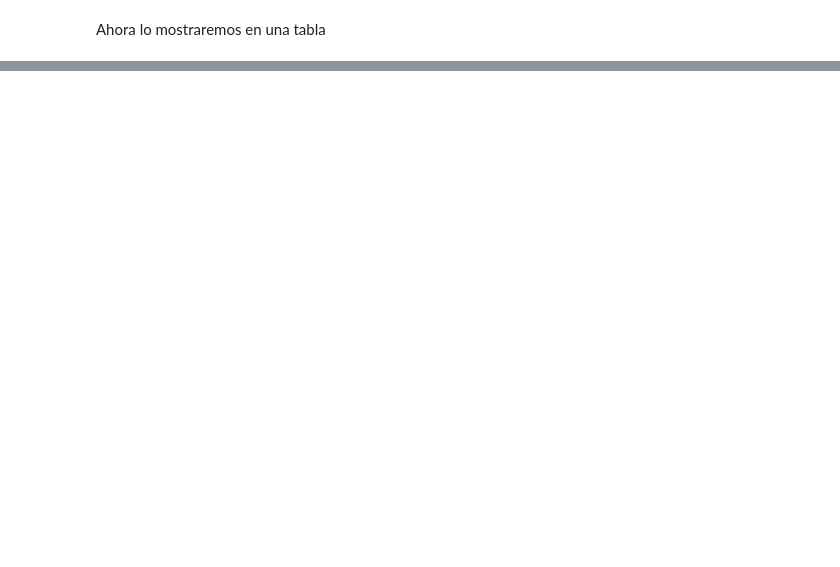
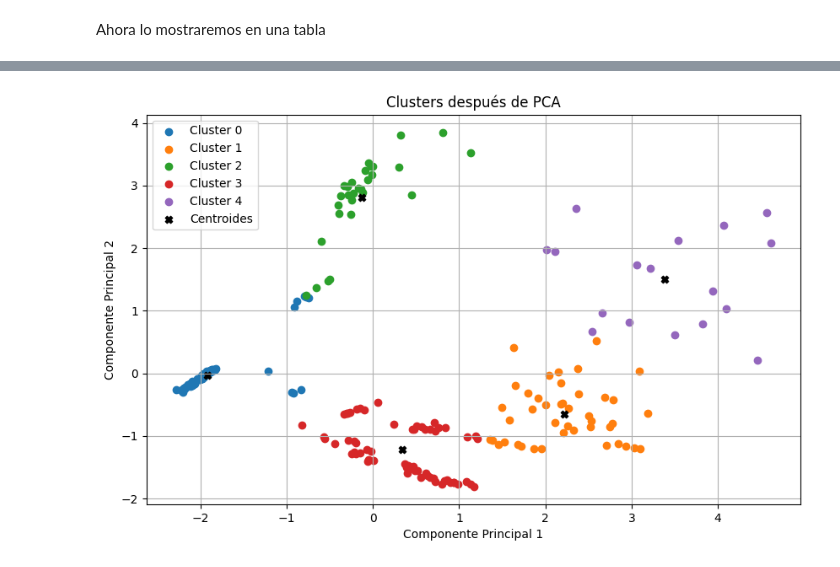
Before and after one commit to 100472175/ML-82-17-2, a Jupyter notebook: Stars.ipynb, the cells around one changed output, grey strips where cells are left out. Drawn from its saved outputs; the diff is of its cells as text; code cells hidden in the pictures; blank space fills up the shorter version.

```diff
--- a/Stars.ipynb
+++ b/Stars.ipynb
@@ -39,6 +27,7 @@ class Kmeans():
         self.tol = tol
         self.random_state = 343175
         self.cluster_centers_ = None
+        self.labels_ = None
 
     def fit(self, X, y=None, sample_weight=None):
         # Inicialización de los centroides de manera aleatoria
@@ -46,13 +35,10 @@ class Kmeans():
         self.cluster_centers_ = rng.choice(X, size=self.n_clusters, replace=False)
 
         for _ in range(self.max_iter):
-            # Asignación de puntos a los centroides más cercanos
-            labels = self._assign_labels(X)
+            self._assign_labels(X)
 
-            # Actualización de los centroides
-            new_centers = self._compute_centers(X, labels)
+            new_centers = self._compute_centers(X, self.labels_)
 
-            # Verificar si los centroides han convergido
             if np.allclose(self.cluster_centers_, new_centers, atol=self.tol):
                 break
 
@@ -65,7 +51,7 @@ class Kmeans():
             distances = np.linalg.norm(self.cluster_centers_ - x, axis=1)
             # Asignar el punto al clúster con la distancia más corta
             labels[i] = np.argmin(distances)
-        return labels
+        self.labels_ = labels
 
     def _compute_centers(self, X, labels):
         new_centers = np.empty_like(self.cluster_centers_)
@@ -159,0 +132,85 @@ plt.show()
+# %%
+import pandas as pd
+import numpy as np
+from sklearn.preprocessing import StandardScaler, OrdinalEncoder, OneHotEncoder
+from sklearn.decomposition import PCA
+from sklearn.cluster import KMeans
+import matplotlib.pyplot as plt
+
+# Carga de datos
+data = pd.read_csv('Stars2.csv')
+
+# Mapeo de los valores de los colores
+mapping = {
+    "Red": ["Red"],
+    "Orange-Red": ["Orange-Red"],
+    "Orange": ["Orange"],
+    "Yellow-Orange": ["Pale yellow orange"],
+    "Yellow": ["yellowish", "Yellowish"],
+    "White-Yellow": ["Yellowish White", "yellow-white", "White-yellow"],
+    "White": ["White", "Whitish", "white"],
+    "Blue-white": ["Blue-White", "Blue-white", "Blue White", "Blue white"],
+    "Blue": ["Blue"]
+}
+normalized_colors = list(mapping.keys())
+
+data['Color'] = data['Color'].apply(lambda x: next((k for k, v in mapping.items() if x in v), x))
+
+# Codificación ordinal de los colores
+color_encoder = OrdinalEncoder(categories=[normalized_colors])
+data['Color_Encoded'] = color_encoder.fit_transform(data[['Color']])
+
+# Codificación ordinal de la clase espectral
+spectral_encoder = OrdinalEncoder(categories=[['O', 'B', 'A', 'F', 'G', 'K', 'M']])
+data['Spectral_Class_Encoded'] = spectral_encoder.fit_transform(data[['Spectral_Class']])
+
+# Eliminamos las columnas originales de color y clase espectral
+data.drop(['Color', 'Spectral_Class'], axis=1, inplace=True)
+
+# Escalado de características
+scaler = StandardScaler()
+data_scaled = scaler.fit_transform(data)
+
+# Reducción de dimensionalidad con PCA
+pca = PCA(n_components=2)
+data_pca = pca.fit_transform(data_scaled)
+
+# Clustering con KMeans
+kmeans = KMeans(n_clusters=5)
+kmeans.fit(data_pca)
+
+# Predicciones de cluster
+cluster_labels = kmeans.predict(data_pca)
+
+# Mostrando los resultados
+plt.figure(figsize=(10, 6))
+for label in np.unique(cluster_labels):
+    plt.scatter(data_pca[cluster_labels == label, 0], data_pca[cluster_labels == label, 1], label=f'Cluster {label}')
+
+plt.scatter(kmeans.cluster_centers_[:, 0], kmeans.cluster_centers_[:, 1], marker='X', color='black', label='Centroides')
+plt.xlabel('Componente Principal 1')
+plt.ylabel('Componente Principal 2')
+plt.title('Clusters después de PCA')
+plt.legend()
+plt.grid(True)
+plt.show()
+
+# Y ploteamos nuestro gráfico
+
+kmeans = Kmeans(n_clusters=5)
+kmeans.fit(data_pca)
+
+# Mostrando los resultados
+plt.figure(figsize=(10, 6))
+for label in np.unique(kmeans.labels_):
+    plt.scatter(data_pca[kmeans.labels_ == label, 0], data_pca[kmeans.labels_ == label, 1], label=f'Cluster {label}')
+
+plt.scatter(kmeans.cluster_centers_[:, 0], kmeans.cluster_centers_[:, 1], marker='X', color='black', label='Centroides')
+plt.xlabel('Feature 1')
+plt.ylabel('Feature 2')
+plt.title('Clusters con KMeans personalizado')
+plt.legend()
+plt.grid(True)
+plt.show()
+# %% [output]
+[figure, added]
```
Also changed, not shown: parts of 4 cells of this notebook.
